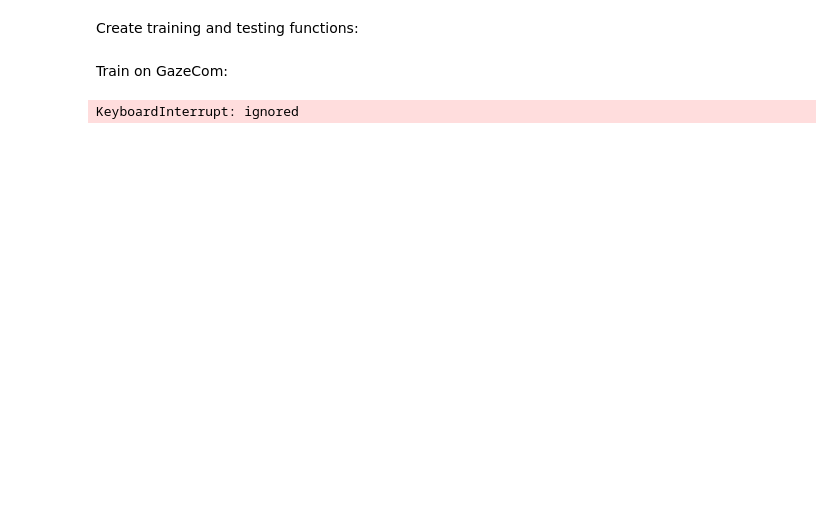
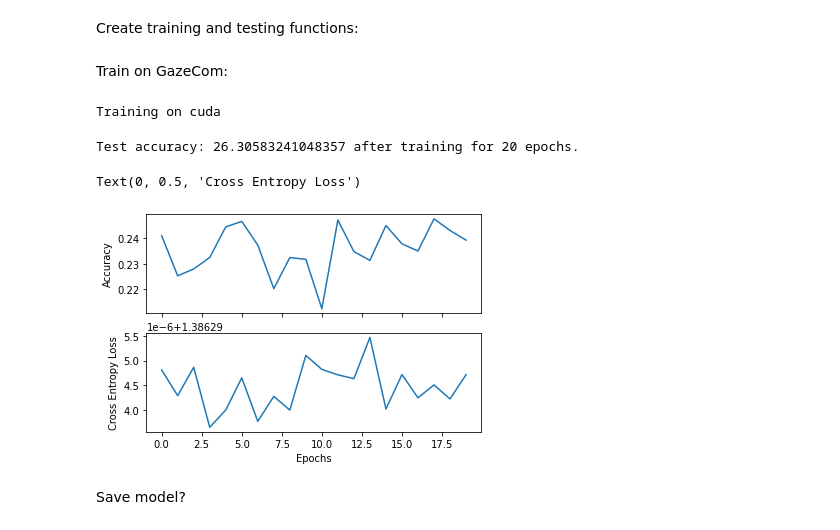
Before and after one commit to axiezai/nl-processors, a Jupyter notebook: nl-processors/gaze/colab_classify_gaze.ipynb, the cells around one changed output. Drawn from its saved outputs; the diff is of its cells as text; code cells hidden in the pictures; blank space fills up the shorter version.

Commit message:
20 epochs no progress...

```diff
--- a/nl-processors/gaze/colab_classify_gaze.ipynb
+++ b/nl-processors/gaze/colab_classify_gaze.ipynb
@@ -439,6 +444,10 @@ def train(model, device, train_dataloader, epochs, learning_rate):
       total += labels.size(1)
       correct += (predicted == labels).sum().item()
 
+      # print every few epochs:
+      if epoch % 5 == 0:
+        print(f'Epoch: {epoch}, training loss: {loss.item():.2f}, training accuracy: {correct/total:.2f}.')
+
     train_loss.append(running_loss/len(train_dataloader))
     train_acc.append(correct/total)
 
@@ -466,21 +475,26 @@ def test(model, device, test_dataloader):
 Train on GazeCom:
 # %%
 # Hyperparameters
-learning_rate = 0.001
-epochs = 10
+learning_rate = 0.0008
+epochs = 20
 print(f'Training on {DEVICE}')
 
 gazecom_bLSTM.to(DEVICE)
 train_loss, train_acc = train(gazecom_bLSTM, DEVICE, train_loader, epochs, learning_rate)
 test_accuracy = test(gazecom_bLSTM, DEVICE, test_loader)
 print(f'Test accuracy: {test_accuracy} after training for {epochs} epochs.')
 
 # plot accuracy:
-plt.figure()
-plt.plot(np.arange(epochs), train_acc, label = 'train accuracy', linestyle = '--')
-plt.plot(np.arange(epochs), test_accuracy, label = 'test accuracy')
-plt.legend(loc='lower right')
-plt.xlabel('epoch')
-plt.ylabel('accuracy')
+fig, (ax1, ax2) = plt.subplots(2,1, sharex=True)
+ax1.plot(np.arange(epochs), train_acc)
+ax1.set_ylabel('Accuracy')
+ax2.plot(np.arange(epochs), train_loss)
+ax2.set_xlabel('Epochs')
+ax2.set_ylabel('Cross Entropy Loss')
 # %% [output]
-KeyboardInterrupt: ignored
+Training on cuda
+Test accuracy: 26.30583241048357 after training for 20 epochs.
+Text(0, 0.5, 'Cross Entropy Loss')
+[figure, added]
+# %% [markdown]
+Save model?
```
Also changed, not shown: parts of 6 cells of this notebook.
